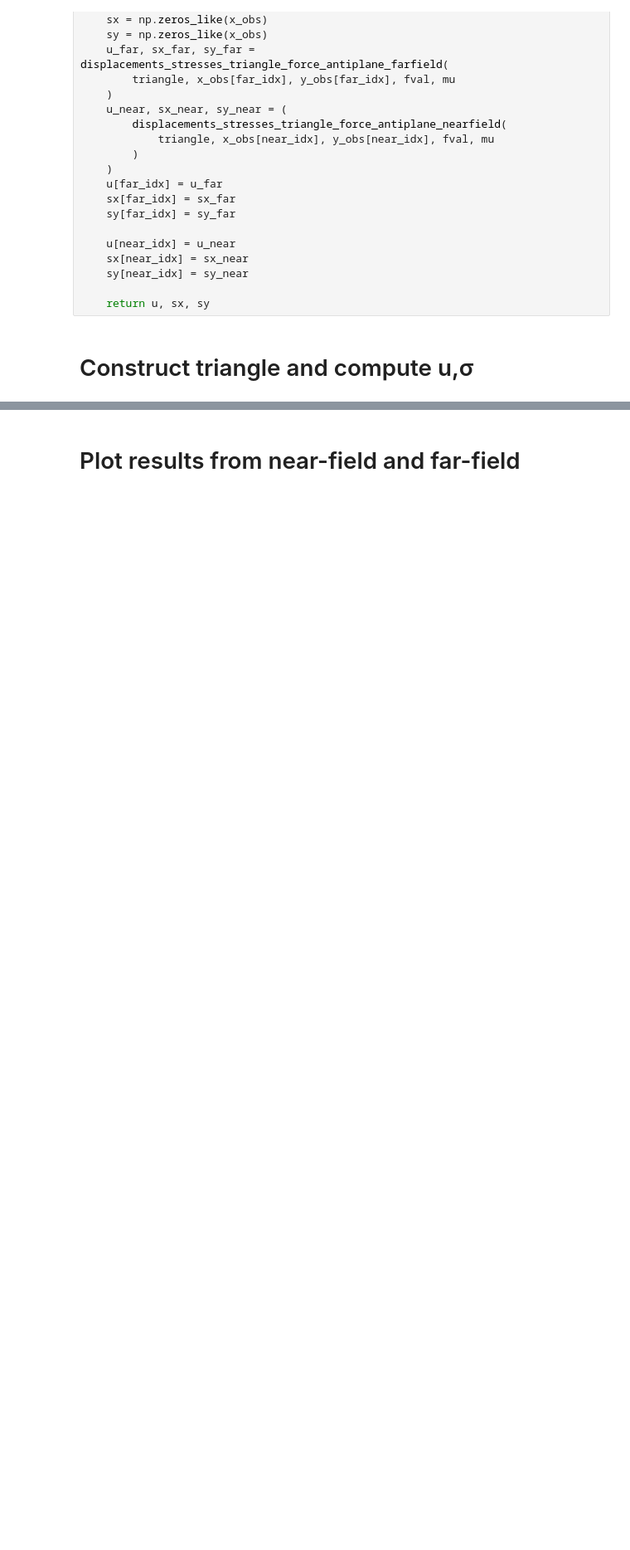
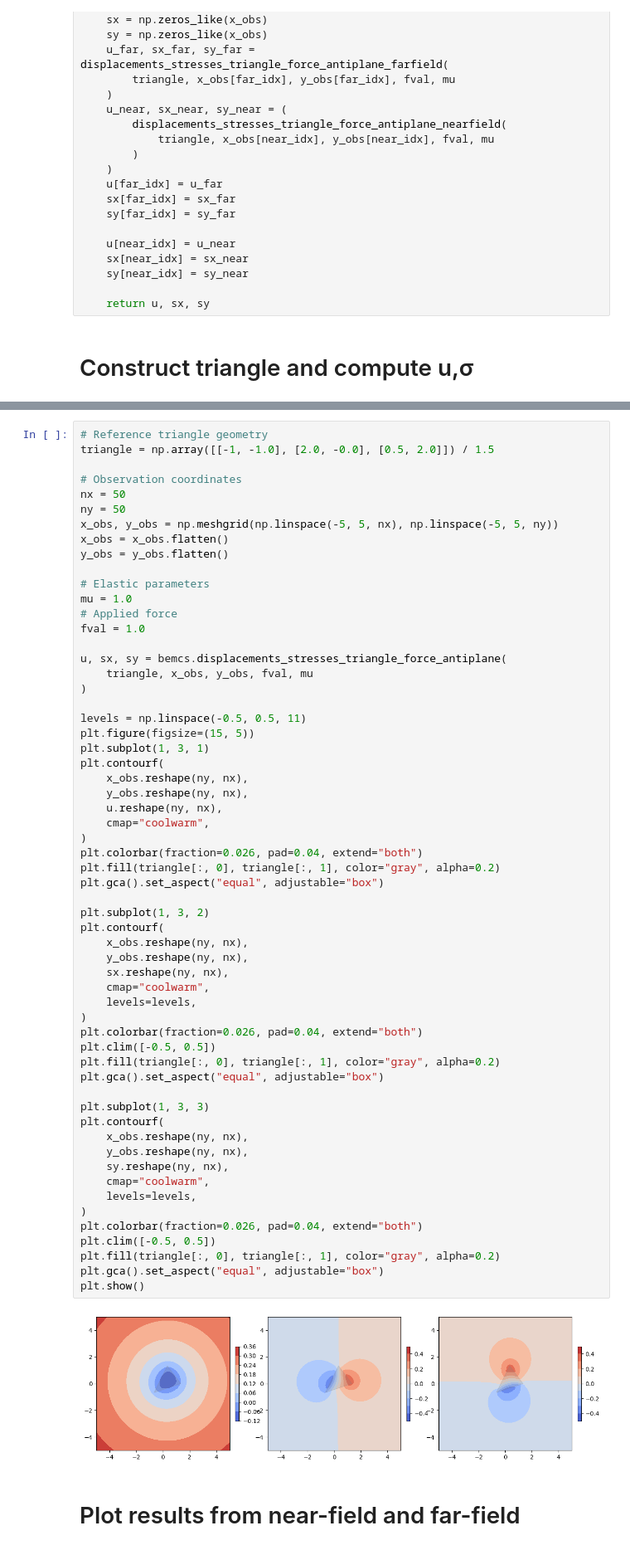
Before and after one commit to mallickrishg/bemcs, a Jupyter notebook: point_source/laplacian_point_source.ipynb, the cells around one changed output, grey strips where cells are left out. Shown at 83% size. Cells and saved outputs as stored; diff of their text form; blank space fills up the shorter version.

```diff
--- a/point_source/laplacian_point_source.ipynb
+++ b/point_source/laplacian_point_source.ipynb
@@ -508,3 +483,64 @@ u, sx, sy = displacements_stresses_triangle_force_antiplane(
+# %%
+# Reference triangle geometry
+triangle = np.array([[-1, -1.0], [2.0, -0.0], [0.5, 2.0]]) / 1.5
+
+# Observation coordinates
+nx = 50
+ny = 50
+x_obs, y_obs = np.meshgrid(np.linspace(-5, 5, nx), np.linspace(-5, 5, ny))
+x_obs = x_obs.flatten()
+y_obs = y_obs.flatten()
+
+# Elastic parameters
+mu = 1.0
+# Applied force
+fval = 1.0
+
+u, sx, sy = bemcs.displacements_stresses_triangle_force_antiplane(
+    triangle, x_obs, y_obs, fval, mu
+)
+
+levels = np.linspace(-0.5, 0.5, 11)
+plt.figure(figsize=(15, 5))
+plt.subplot(1, 3, 1)
+plt.contourf(
+    x_obs.reshape(ny, nx),
+    y_obs.reshape(ny, nx),
+    u.reshape(ny, nx),
+    cmap="coolwarm",
+)
+plt.colorbar(fraction=0.026, pad=0.04, extend="both")
+plt.fill(triangle[:, 0], triangle[:, 1], color="gray", alpha=0.2)
+plt.gca().set_aspect("equal", adjustable="box")
+
+plt.subplot(1, 3, 2)
+plt.contourf(
+    x_obs.reshape(ny, nx),
+    y_obs.reshape(ny, nx),
+    sx.reshape(ny, nx),
+    cmap="coolwarm",
+    levels=levels,
+)
+plt.colorbar(fraction=0.026, pad=0.04, extend="both")
+plt.clim([-0.5, 0.5])
+plt.fill(triangle[:, 0], triangle[:, 1], color="gray", alpha=0.2)
+plt.gca().set_aspect("equal", adjustable="box")
+
+plt.subplot(1, 3, 3)
+plt.contourf(
+    x_obs.reshape(ny, nx),
+    y_obs.reshape(ny, nx),
+    sy.reshape(ny, nx),
+    cmap="coolwarm",
+    levels=levels,
+)
+plt.colorbar(fraction=0.026, pad=0.04, extend="both")
+plt.clim([-0.5, 0.5])
+plt.fill(triangle[:, 0], triangle[:, 1], color="gray", alpha=0.2)
+plt.gca().set_aspect("equal", adjustable="box")
+plt.show()
+# %% [output]
+[figure, added]
 # %% [markdown]
 # Plot results from near-field and far-field
 # %%
```
Also changed, not shown: parts of 2 cells of this notebook.
